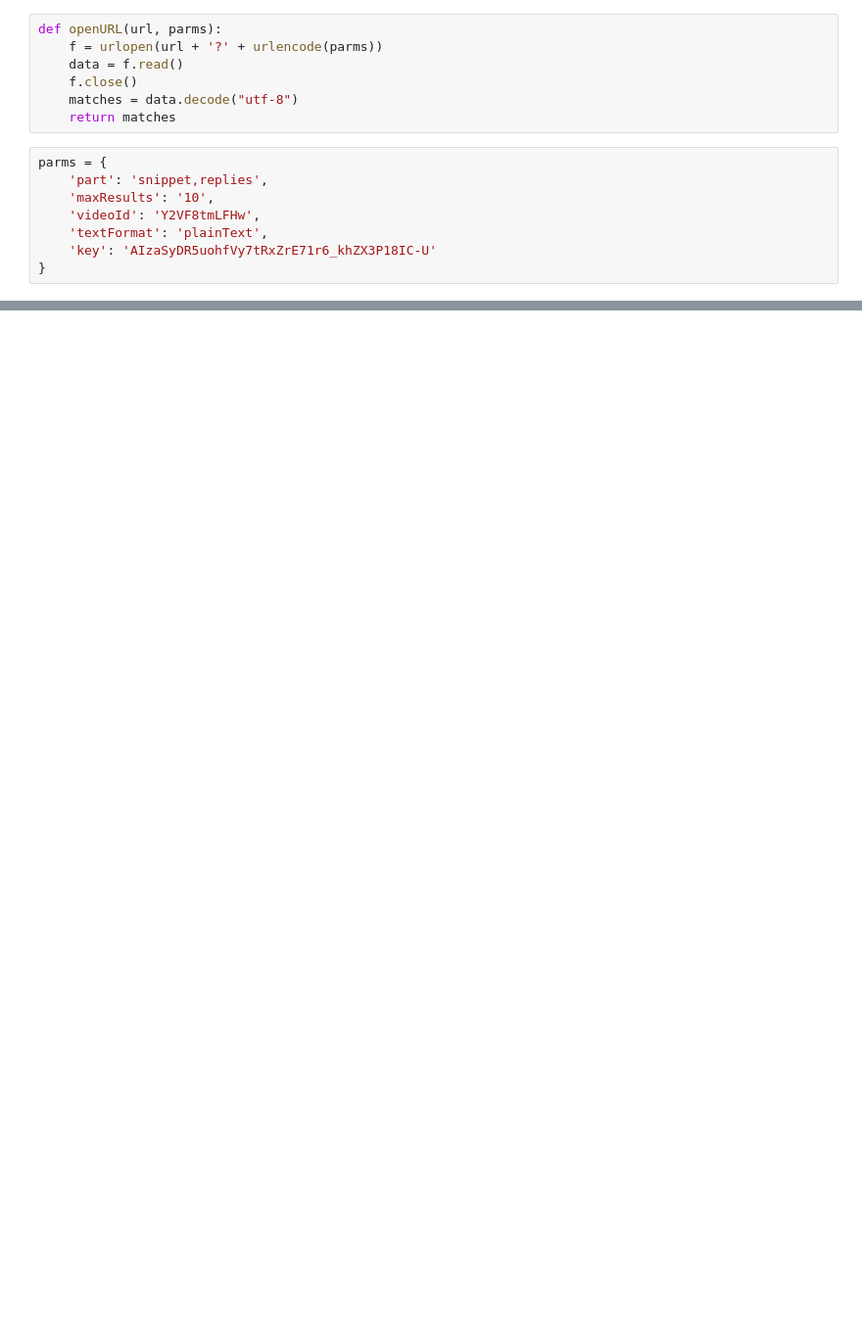
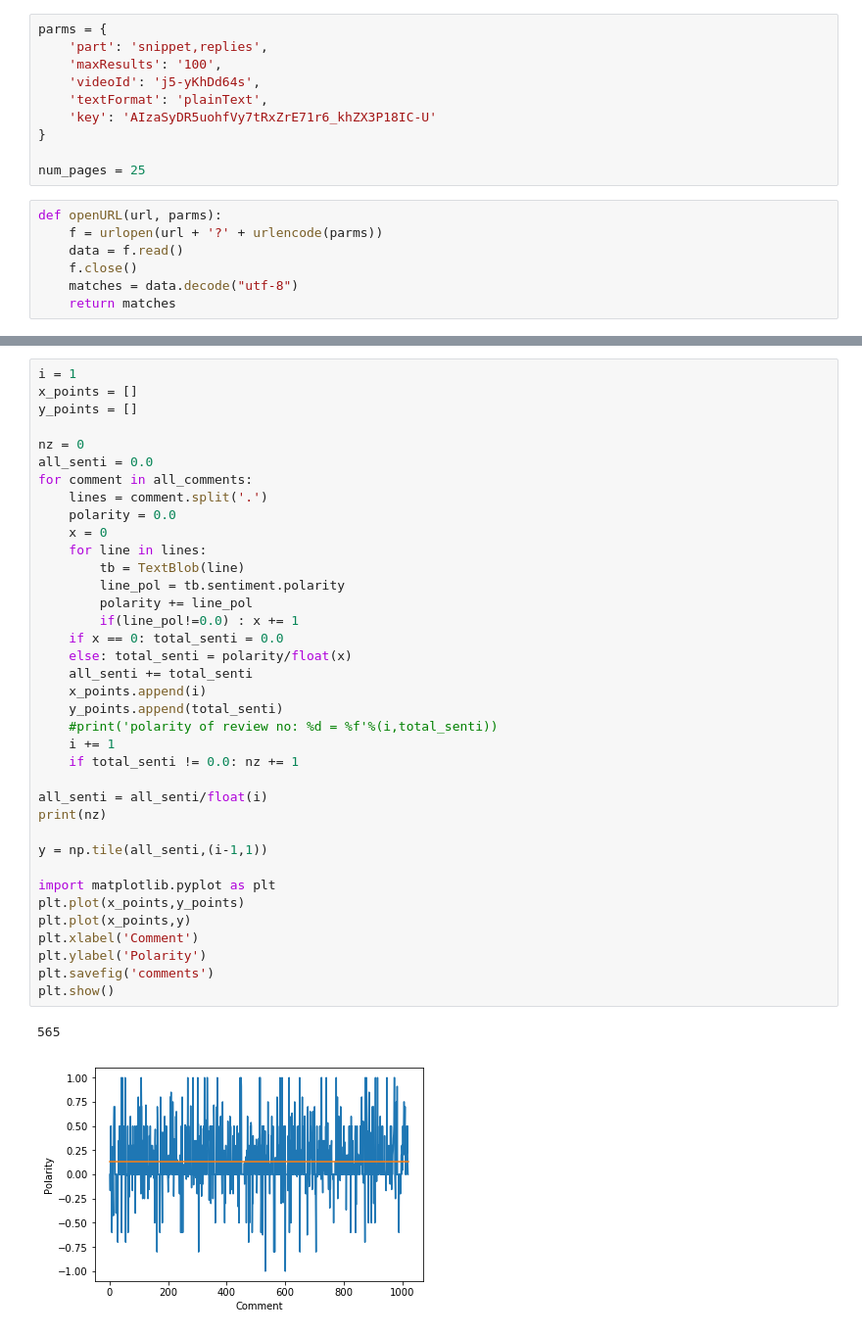
Before and after one commit to HaRshA10D/Sentiment-Analysis, a Jupyter notebook: YoutubeComments/CommentsScraping.ipynb, the cells around one changed output, grey strips where cells are left out. Shown at 98% size. Cells and saved outputs as stored; diff of their text form; blank space fills up the shorter version.

```diff
--- a/YoutubeComments/CommentsScraping.ipynb
+++ b/YoutubeComments/CommentsScraping.ipynb
@@ -9,5 +14,15 @@ from urllib.request import  urlopen
 
 YOUTUBE_COMMENT_URL = 'https://www.googleapis.com/youtube/v3/commentThreads'
+# %%
+parms = {
+    'part': 'snippet,replies',
+    'maxResults': '100',
+    'videoId': 'j5-yKhDd64s',
+    'textFormat': 'plainText',
+    'key': 'AIzaSyDR5uohfVy7tRxZrE71r6_khZX3P18IC-U'
+}
+
+num_pages = 25
 # %%
 def openURL(url, parms):
     f = urlopen(url + '?' + urlencode(parms))
@@ -15,11 +30,3 @@ def openURL(url, parms):
     f.close()
     matches = data.decode("utf-8")
     return matches
-# %%
-parms = {
-    'part': 'snippet,replies',
-    'maxResults': '10',
-    'videoId': 'Y2VF8tmLFHw',
-    'textFormat': 'plainText',
-    'key': 'AIzaSyDR5uohfVy7tRxZrE71r6_khZX3P18IC-U'
-}
@@ -29,0 +104,40 @@ mat = json.loads(matches)
+# %%
+i = 1
+x_points = []
+y_points = []
+
+nz = 0
+all_senti = 0.0
+for comment in all_comments:
+    lines = comment.split('.')
+    polarity = 0.0
+    x = 0
+    for line in lines:
+        tb = TextBlob(line)
+        line_pol = tb.sentiment.polarity
+        polarity += line_pol
+        if(line_pol!=0.0) : x += 1
+    if x == 0: total_senti = 0.0
+    else: total_senti = polarity/float(x)
+    all_senti += total_senti
+    x_points.append(i)
+    y_points.append(total_senti)
+    #print('polarity of review no: %d = %f'%(i,total_senti))
+    i += 1
+    if total_senti != 0.0: nz += 1
+
+all_senti = all_senti/float(i)
+print(nz)
+
+y = np.tile(all_senti,(i-1,1))
+
+import matplotlib.pyplot as plt
+plt.plot(x_points,y_points)
+plt.plot(x_points,y)
+plt.xlabel('Comment')
+plt.ylabel('Polarity')
+plt.savefig('comments')
+plt.show()
+# %% [output]
+565
+[figure, added]
```
Also changed, not shown: parts of 5 cells of this notebook, 2 other files.
